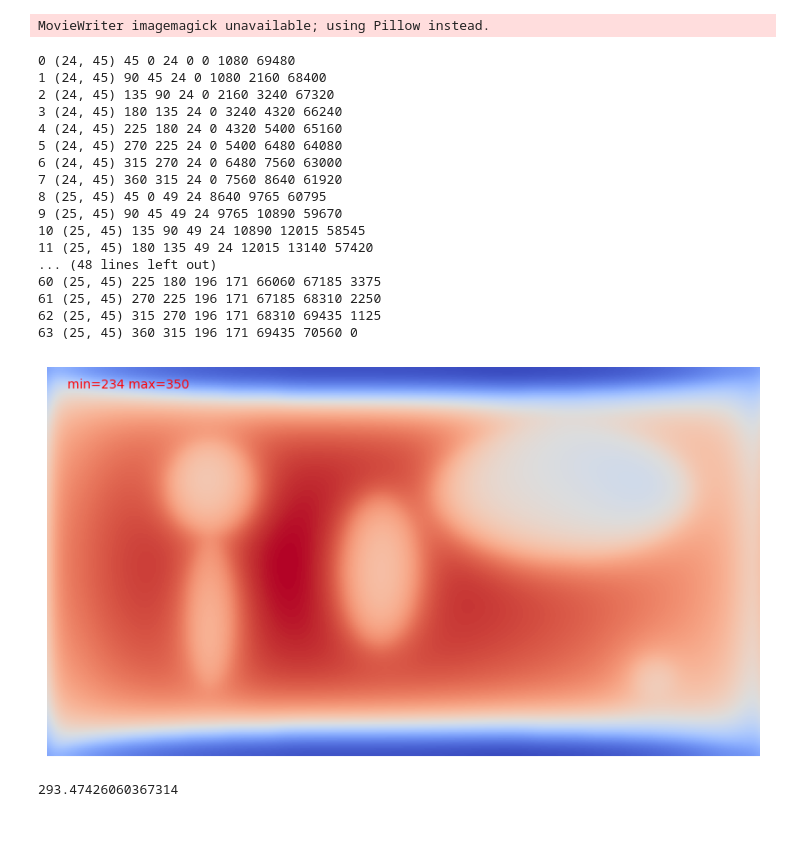
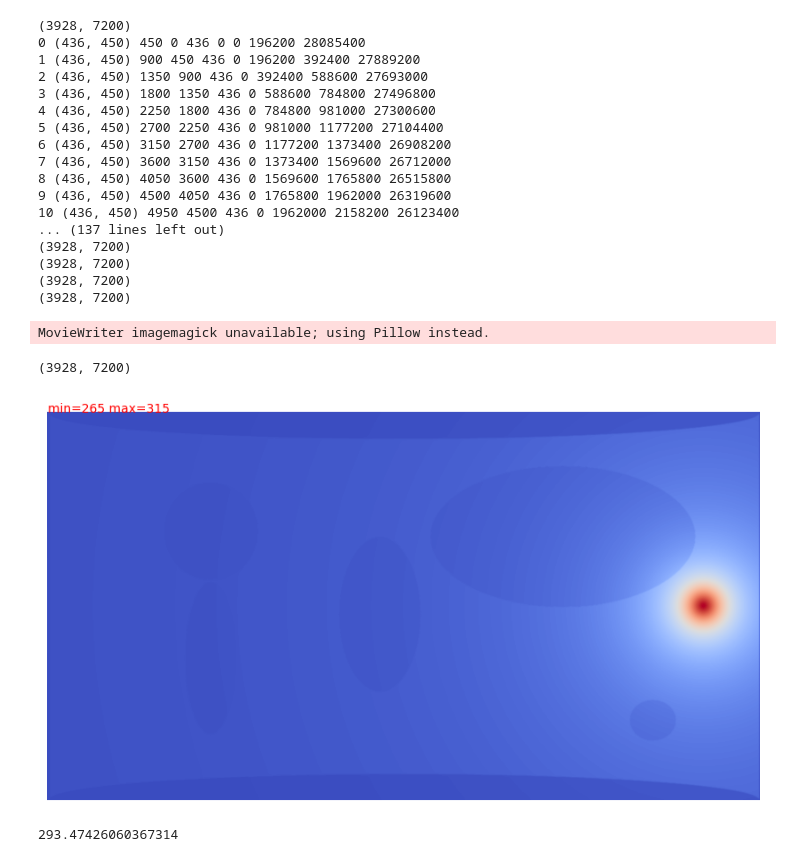
Before and after one commit to AsbjornPreuss/HPPC-2024, a Jupyter notebook: Assignment_6_Flat_earth/visual.ipynb, the cells around one changed output. Saved outputs shown, nothing was run; the diff lists cells and outputs as text; code cells hidden in the pictures; blank space fills up the shorter version.

Commit message:
Visual.ipynb is a bit clearer now and works with large and uneven numbers of ranks. (nx and ny were flipped in the for loop ranges)

```diff
--- a/Assignment_6_Flat_earth/visual.ipynb
+++ b/Assignment_6_Flat_earth/visual.ipynb
@@ -24,3 +24,20 @@ class AnimatedGif:
     def save(self, filename, fps):
         ani = animation.ArtistAnimation(self.fig, self.images)
         ani.save(filename, writer='imagemagick', fps=fps)
+# %%
+List = os.listdir()
+list = []
+for l in List:
+    if l[:5]=='slurm':
+        list.append(l)
+data = []
+for i in range(len(list)):
+    t=[]
+    try:
+        t = np.loadtxt(list[i])
+    except:
+        continue
+    if len(t):
+        data.append(t)
+D = np.array(data)
+###np.savetxt('bench_data.txt',D)
@@ -27,59 +49,65 @@ class AnimatedGif:
 # %%
-input_hdf5_file = 'out_par0.hdf5'
-output_video_file = 'par0.gif'
+input_hdf5_file = 'out144L.hdf5'
+output_video_file = 'par144L.gif'
 fps = 10
-nx,ny = 8,8
-Nx,Ny = 360,196
+# Number of ranks in rach dimension
+nx,ny = 16,9
+
+# dimensions of world.
+Nx,Ny = 7200,3928#360,196
+
 iter = 0
 with h5py.File(input_hdf5_file, 'r') as f:
     video = AnimatedGif()
     for frame_id in sorted([int(k) for k in f.keys()]):
         Frame = np.array(f[str(frame_id)]['/%d/world' % frame_id])
         frame = np.zeros_like(Frame)
         flat = Frame.flatten()
         fstart = 0
         fend = 0
         c=0
-        for j in range(nx):
-            for i in range(ny):
+        for j in range(ny):
+            for i in range(nx):
+
                 ib = int(Nx * (i)/nx)
                 ie = int(Nx *(i+1)/nx)
                 isize = ie-ib
                 jb = int(Ny * (j)/ny)
                 je = int(Ny *(j+1)/ny)
                 jsize = je-jb
                 fstart = 0+fend
                 fend += jsize*isize
                 #print(fstart,fend,fend-fstart)
                 ftemp = np.reshape(flat[fstart:fend],(jsize,isize))
                 if iter==0:
                     print(c,ftemp.shape,ie,ib,je,jb, fstart,fend,Nx*Ny-fend)
                 frame[jb:je,ib:ie] = ftemp
                 c+=1
         iter += 1
         label = "min="+str(int(frame.min()))+" max="+str(int(frame.max()))
         video.add(frame, label=label)
     video.save(output_video_file, fps)
 # %% [output]
-MovieWriter imagemagick unavailable; using Pillow instead.
+(3928, 7200)
+0 (436, 450) 450 0 436 0 0 196200 28085400
+1 (436, 450) 900 450 436 0 196200 392400 27889200
+2 (436, 450) 1350 900 436 0 392400 588600 27693000
+3 (436, 450) 1800 1350 436 0 588600 784800 27496800
+4 (436, 450) 2250 1800 436 0 784800 981000 27300600
+5 (436, 450) 2700 2250 436 0 981000 1177200 27104400
+6 (436, 450) 3150 2700 436 0 1177200 1373400 26908200
+7 (436, 450) 3600 3150 436 0 1373400 1569600 26712000
+8 (436, 450) 4050 3600 436 0 1569600 1765800 26515800
+9 (436, 450) 4500 4050 436 0 1765800 1962000 26319600
+10 (436, 450) 4950 4500 436 0 1962000 2158200 26123400
+... (137 lines left out)
+(3928, 7200)
+(3928, 7200)
+(3928, 7200)
+(3928, 7200)
-0 (24, 45) 45 0 24 0 0 1080 69480
-1 (24, 45) 90 45 24 0 1080 2160 68400
-2 (24, 45) 135 90 24 0 2160 3240 67320
-3 (24, 45) 180 135 24 0 3240 4320 66240
-4 (24, 45) 225 180 24 0 4320 5400 65160
-5 (24, 45) 270 225 24 0 5400 6480 64080
-6 (24, 45) 315 270 24 0 6480 7560 63000
-7 (24, 45) 360 315 24 0 7560 8640 61920
-8 (25, 45) 45 0 49 24 8640 9765 60795
-9 (25, 45) 90 45 49 24 9765 10890 59670
-10 (25, 45) 135 90 49 24 10890 12015 58545
-11 (25, 45) 180 135 49 24 12015 13140 57420
-... (48 lines left out)
-60 (25, 45) 225 180 196 171 66060 67185 3375
-61 (25, 45) 270 225 196 171 67185 68310 2250
-62 (25, 45) 315 270 196 171 68310 69435 1125
-63 (25, 45) 360 315 196 171 69435 70560 0
+MovieWriter imagemagick unavailable; using Pillow instead.
+(3928, 7200)
-[figure, old version]
+[figure, new version]
 # %%
 with h5py.File(input_hdf5_file, 'r') as f:
     for frame_id in range(1):
```
Also changed, not shown: parts of 2 cells of this notebook.
